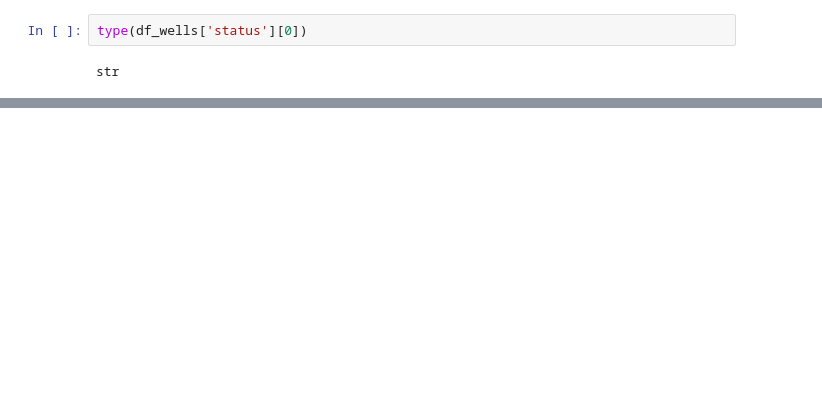
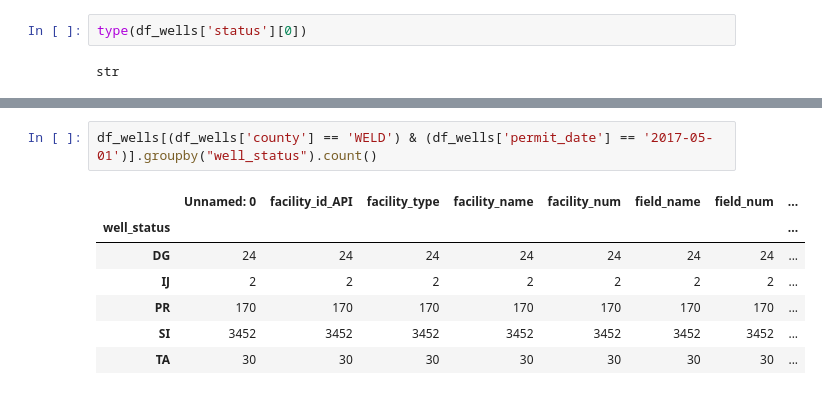
Before and after one commit to gretchenriggs/Colorado_Oil_Gas_Permit_Analysis, a Jupyter notebook: Colorado_Drilling_Permits_2012-04-11_to_2017-08-28.ipynb, the cells around one changed output, grey strips where cells are left out. Drawn from its saved outputs; the diff is of its cells as text; blank space fills up the shorter version.

```diff
--- a/Colorado_Drilling_Permits_2012-04-11_to_2017-08-28.ipynb
+++ b/Colorado_Drilling_Permits_2012-04-11_to_2017-08-28.ipynb
@@ -112,0 +182,10 @@ str
+# %%
+df_wells[(df_wells['county'] == 'WELD') & (df_wells['permit_date'] == '2017-05-01')].groupby("well_status").count()
+# %% [output]
+|  | Unnamed: 0 | facility_id_API | facility_type | facility_name | facility_num | field_name | field_num | ... |
+| well_status |  |  |  |  |  |  |  | ... |
+| DG | 24 | 24 | 24 | 24 | 24 | 24 | 24 | ... |
+| IJ | 2 | 2 | 2 | 2 | 2 | 2 | 2 | ... |
+| PR | 170 | 170 | 170 | 170 | 170 | 170 | 170 | ... |
+| SI | 3452 | 3452 | 3452 | 3452 | 3452 | 3452 | 3452 | ... |
+| TA | 30 | 30 | 30 | 30 | 30 | 30 | 30 | ... |
```
Also changed, not shown: parts of 10 cells of this notebook.
